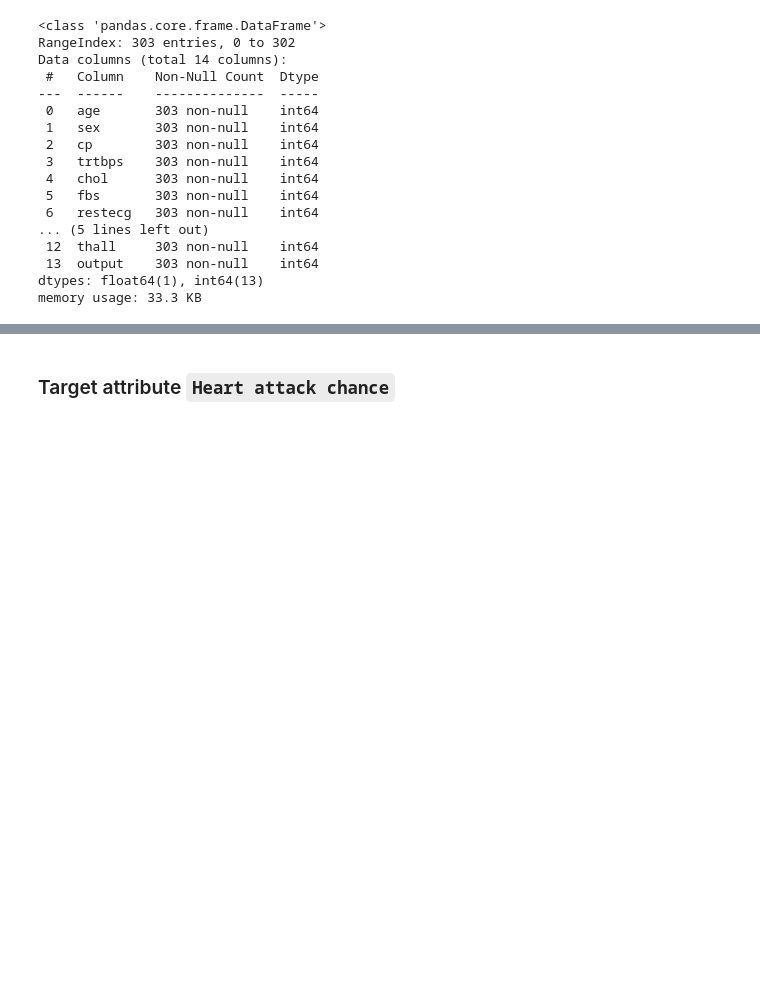
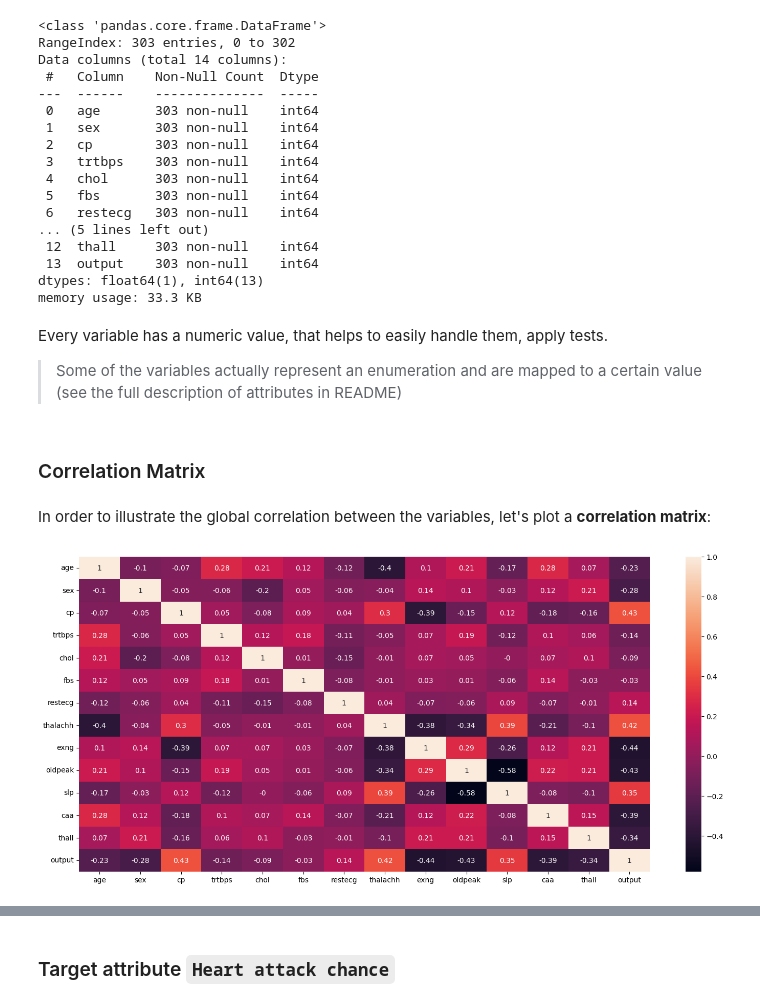
Before and after one commit to marbrex/tiw-data-analysis-project, a Jupyter notebook: descript-data.ipynb, the cells around one changed output, grey strips where cells are left out. Saved outputs shown, nothing was run; the diff lists cells and outputs as text; code cells hidden in the pictures; blank space fills up the shorter version.

```diff
--- a/descript-data.ipynb
+++ b/descript-data.ipynb
@@ -82,3 +85,16 @@ Data columns (total 14 columns):
  13  output    303 non-null    int64
 dtypes: float64(1), int64(13)
 memory usage: 33.3 KB
+# %% [markdown]
+Every variable has a numeric value, that helps to easily handle them, apply tests.
+
+> Some of the variables actually represent an enumeration and are mapped to a certain value (see the full description of attributes in README)
+# %% [markdown]
+### Correlation Matrix
+# %% [markdown]
+In order to illustrate the global correlation between the variables, let's plot a **correlation matrix**:
+# %%
+plt.figure(figsize=(18, 8))
+corr_mtrx = sns.heatmap(df.corr().round(2), annot=True)
+# %% [output]
+[figure, added]
```
Also changed, not shown: parts of 29 cells of this notebook.
